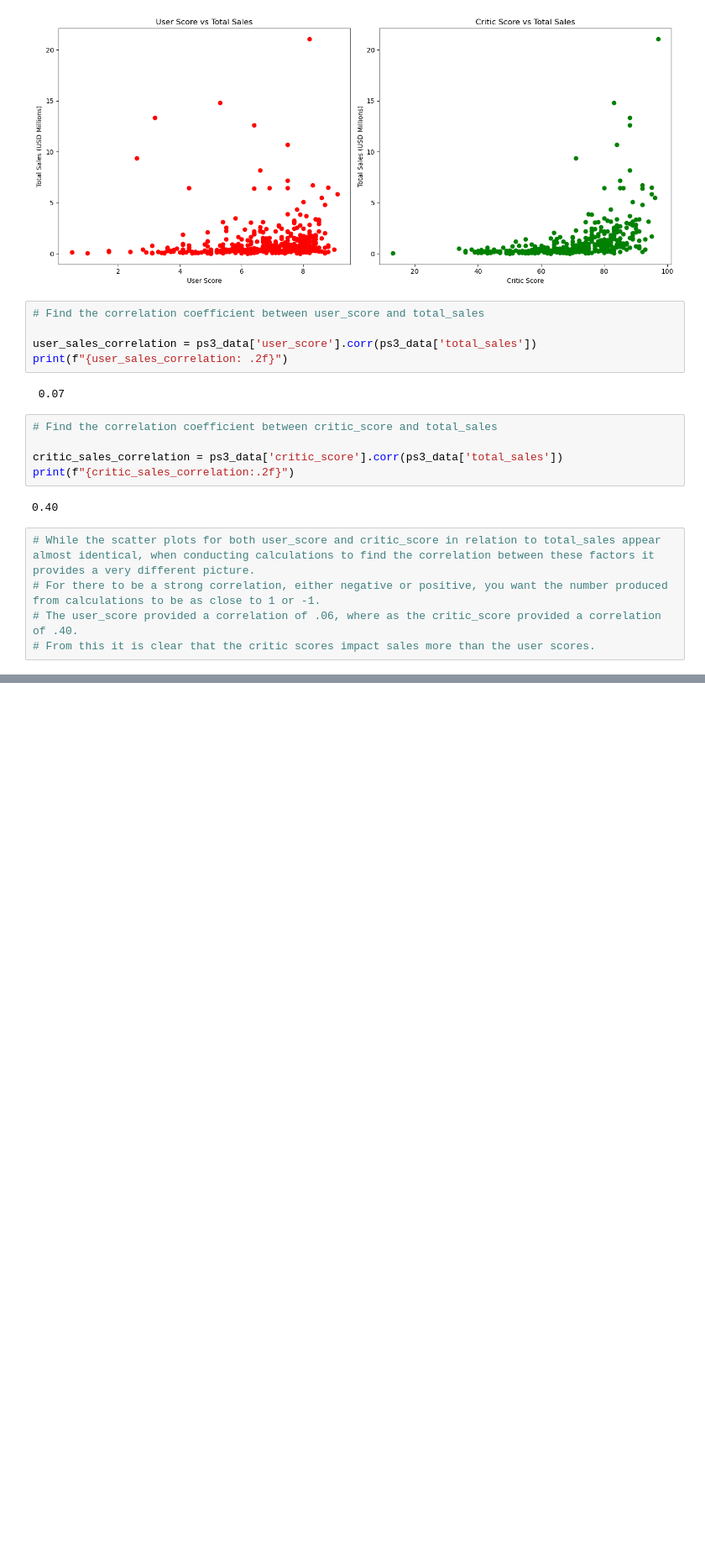
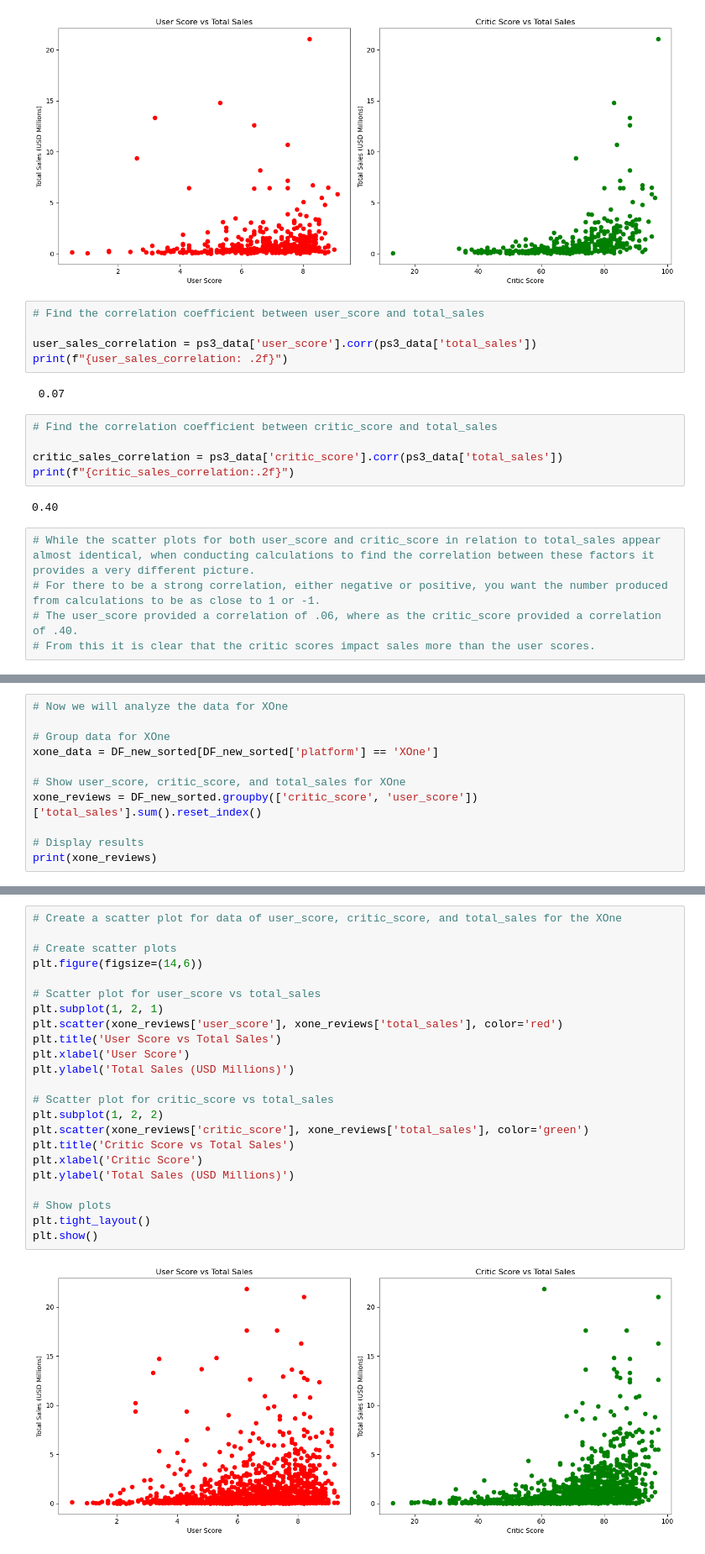
Before and after one commit to michav95/Integrated-Project-1, a Jupyter notebook: notebooks/EDA.ipynb, the cells around one changed output, grey strips where cells are left out. Shown at 84% size. Drawn from its saved outputs; the diff is of its cells as text; blank space fills up the shorter version.

```diff
--- a/notebooks/EDA.ipynb
+++ b/notebooks/EDA.ipynb
@@ -788,0 +847,11 @@ print(f"{critic_sales_correlation:.2f}")
+# %%
+# Now we will analyze the data for XOne
+
+# Group data for XOne
+xone_data = DF_new_sorted[DF_new_sorted['platform'] == 'XOne']
+
+# Show user_score, critic_score, and total_sales for XOne
+xone_reviews = DF_new_sorted.groupby(['critic_score', 'user_score'])['total_sales'].sum().reset_index()
+
+# Display results
+print(xone_reviews)
@@ -788,0 +873,25 @@ print(f"{critic_sales_correlation:.2f}")
+# %%
+# Create a scatter plot for data of user_score, critic_score, and total_sales for the XOne
+
+# Create scatter plots
+plt.figure(figsize=(14,6))
+
+# Scatter plot for user_score vs total_sales
+plt.subplot(1, 2, 1)
+plt.scatter(xone_reviews['user_score'], xone_reviews['total_sales'], color='red')
+plt.title('User Score vs Total Sales')
+plt.xlabel('User Score')
+plt.ylabel('Total Sales (USD Millions)')
+
+# Scatter plot for critic_score vs total_sales
+plt.subplot(1, 2, 2)
+plt.scatter(xone_reviews['critic_score'], xone_reviews['total_sales'], color='green')
+plt.title('Critic Score vs Total Sales')
+plt.xlabel('Critic Score')
+plt.ylabel('Total Sales (USD Millions)')
+
+# Show plots
+plt.tight_layout()
+plt.show()
+# %% [output]
+[figure, added]
```
Also changed, not shown: parts of 12 cells of this notebook.
